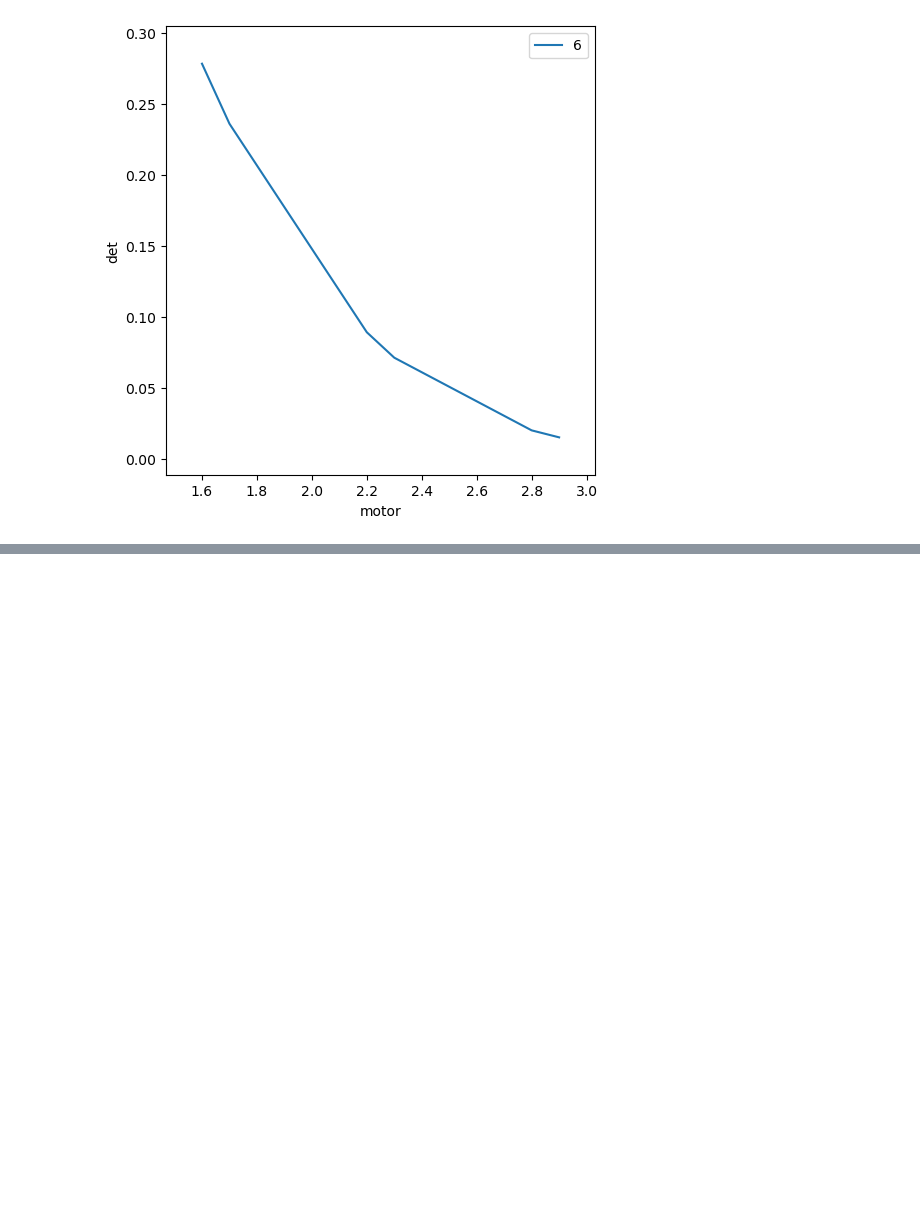
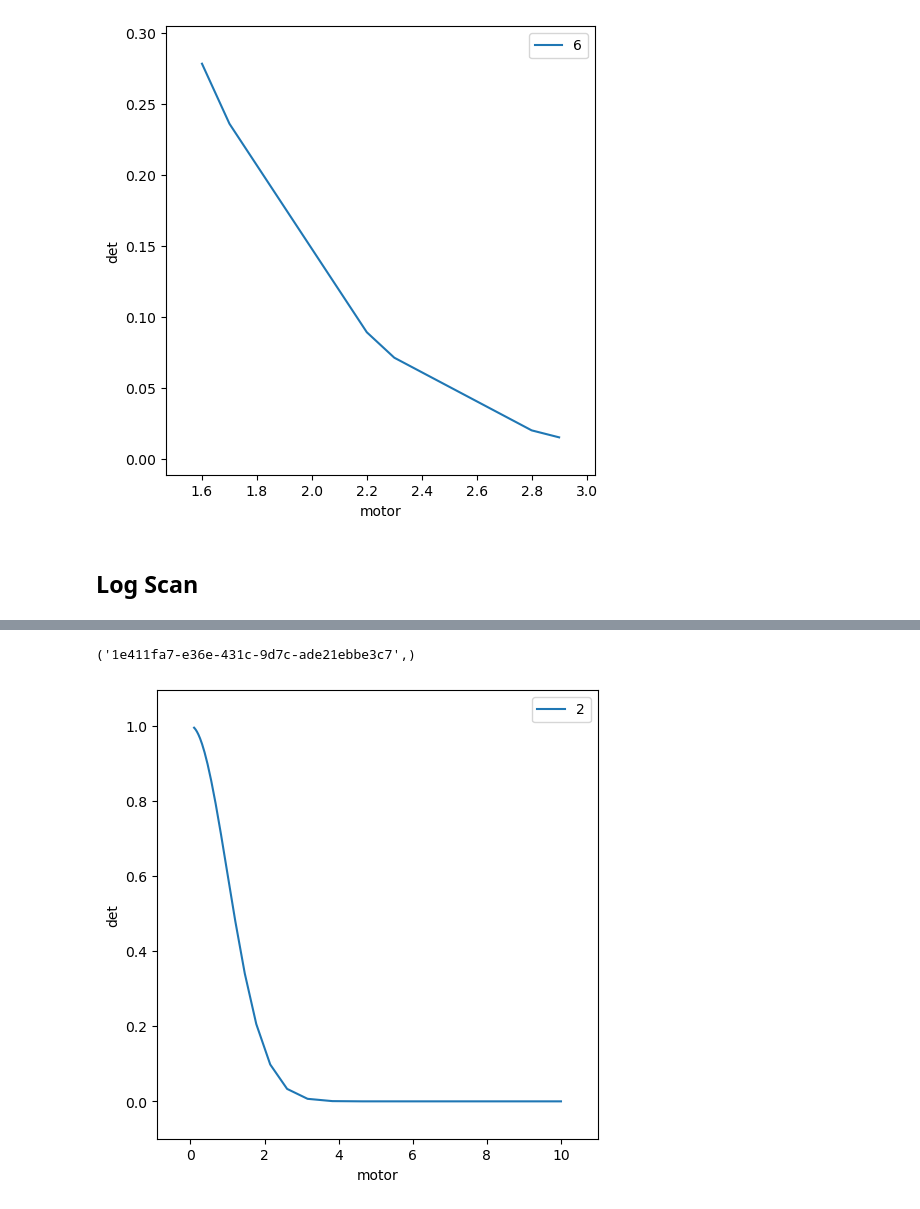
Before and after one commit to cnpem/bluesky-workshop, a Jupyter notebook: tutorial/01_1D_scan.ipynb, the cells around one changed output, grey strips where cells are left out. Cells and saved outputs as stored; diff of their text form; code cells hidden in the pictures; blank space fills up the shorter version.

Commit message:
Add Log Scan

```diff
--- a/tutorial/01_1D_scan.ipynb
+++ b/tutorial/01_1D_scan.ipynb
@@ -76,3 +76,11 @@ Transient Scan ID: 6     Time: 2024-08-26 13:41:45
 Persistent Unique Scan ID: '4039f1eb-ad68-4d21-9c87-03b619fcb8c3'
 ('4039f1eb-ad68-4d21-9c87-03b619fcb8c3',)
 [figure]
+# %% [markdown]
+## Log Scan
+# %%
+bec.enable_table()
+RE(
+    log_scan([det], motor, -1, 1, num=25)
+)
+# %% [output]
@@ -78,0 +104,2 @@ Persistent Unique Scan ID: '4039f1eb-ad68-4d21-9c87-03b619fcb8c3'
+('1e411fa7-e36e-431c-9d7c-ade21ebbe3c7',)
+[figure, added]
```
Also changed, not shown: parts of 2 cells of this notebook.
